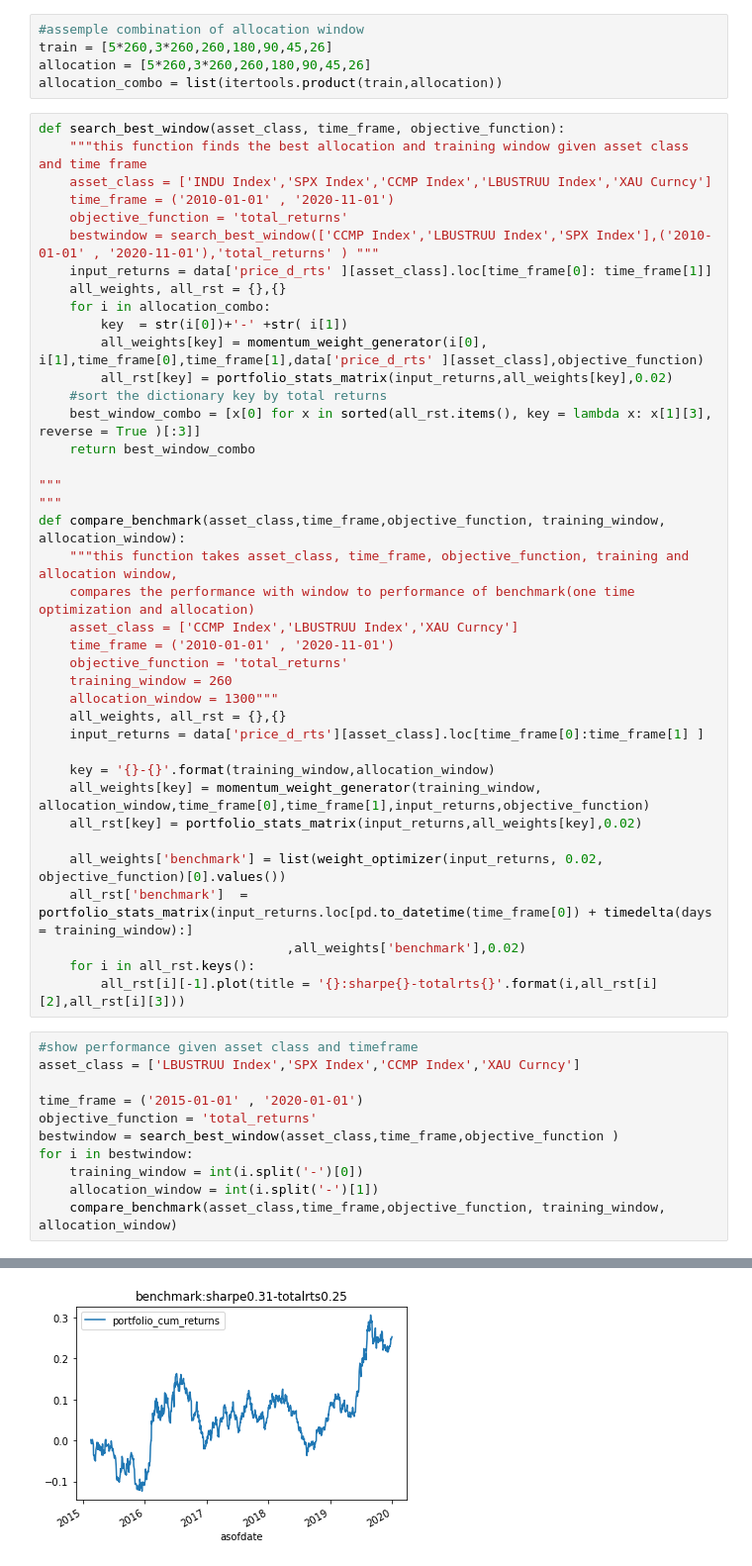
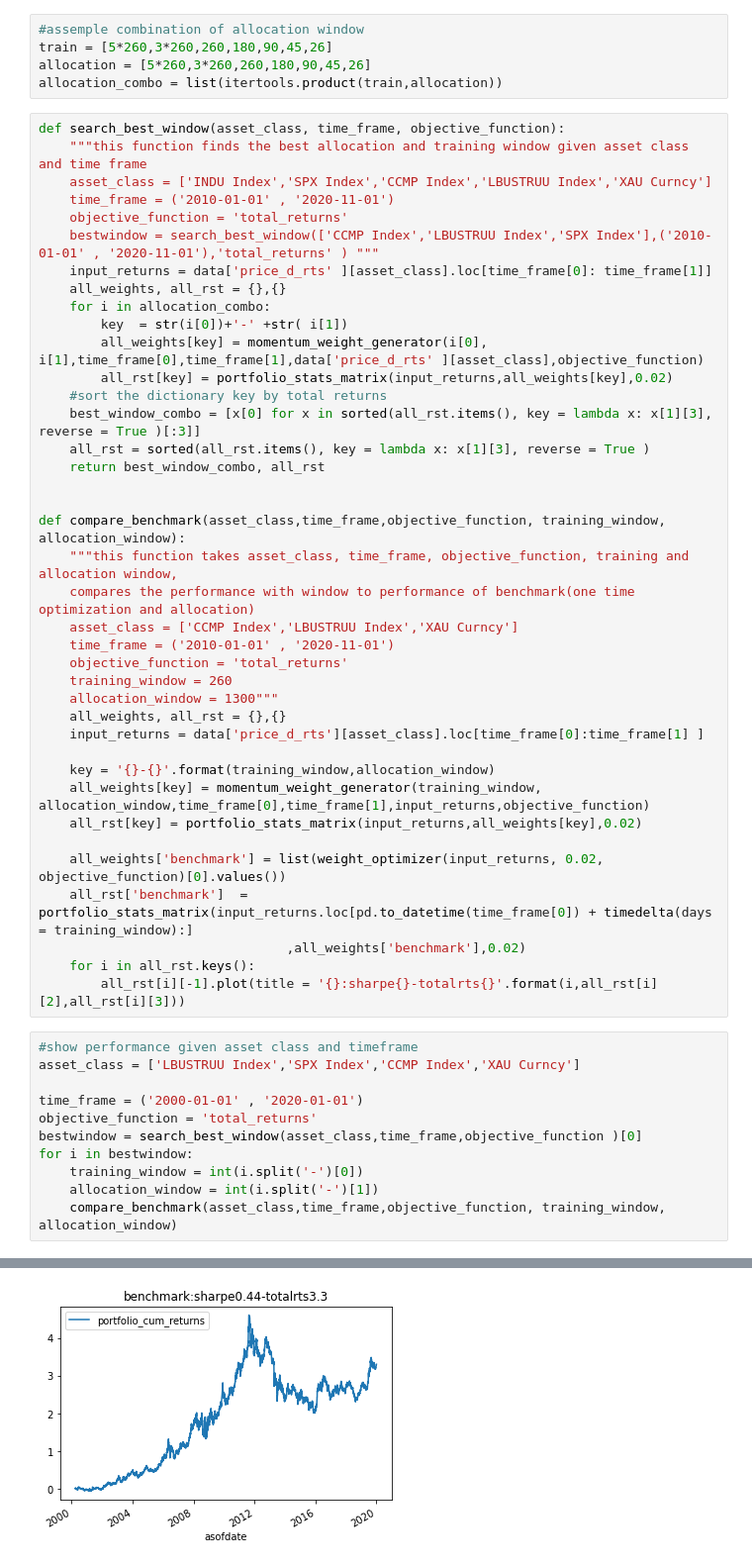
Before and after one commit to windflower715/macro_asset_allocation, a Jupyter notebook: MAA_teaser.ipynb, the cells around one changed output, grey strips where cells are left out. Shown at 99% size. Saved outputs shown, nothing was run; the diff lists cells and outputs as text.

```diff
--- a/MAA_teaser.ipynb
+++ b/MAA_teaser.ipynb
@@ -239,10 +239,10 @@ def search_best_window(asset_class, time_frame, objective_function):
         all_rst[key] = portfolio_stats_matrix(input_returns,all_weights[key],0.02)
     #sort the dictionary key by total returns
     best_window_combo = [x[0] for x in sorted(all_rst.items(), key = lambda x: x[1][3], reverse = True )[:3]]
-    return best_window_combo
+    all_rst = sorted(all_rst.items(), key = lambda x: x[1][3], reverse = True )
+    return best_window_combo, all_rst
 
-"""
-"""
+
 def compare_benchmark(asset_class,time_frame,objective_function, training_window, allocation_window):
     """this function takes asset_class, time_frame, objective_function, training and allocation window,
     compares the performance with window to performance of benchmark(one time optimization and allocation)
@@ -267,9 +267,9 @@ def compare_benchmark(asset_class,time_frame,objective_function, training_window
 #show performance given asset class and timeframe
 asset_class = ['LBUSTRUU Index','SPX Index','CCMP Index','XAU Curncy']
 
-time_frame = ('2015-01-01' , '2020-01-01')
+time_frame = ('2000-01-01' , '2020-01-01')
 objective_function = 'total_returns'
-bestwindow = search_best_window(asset_class,time_frame,objective_function )
+bestwindow = search_best_window(asset_class,time_frame,objective_function )[0]
 for i in bestwindow:
     training_window = int(i.split('-')[0])
     allocation_window = int(i.split('-')[1])
@@ -279 +279 @@ for i in bestwindow:
-[figure, old version]
+[figure, new version]
```
Also changed, not shown: parts of 10 cells of this notebook.
